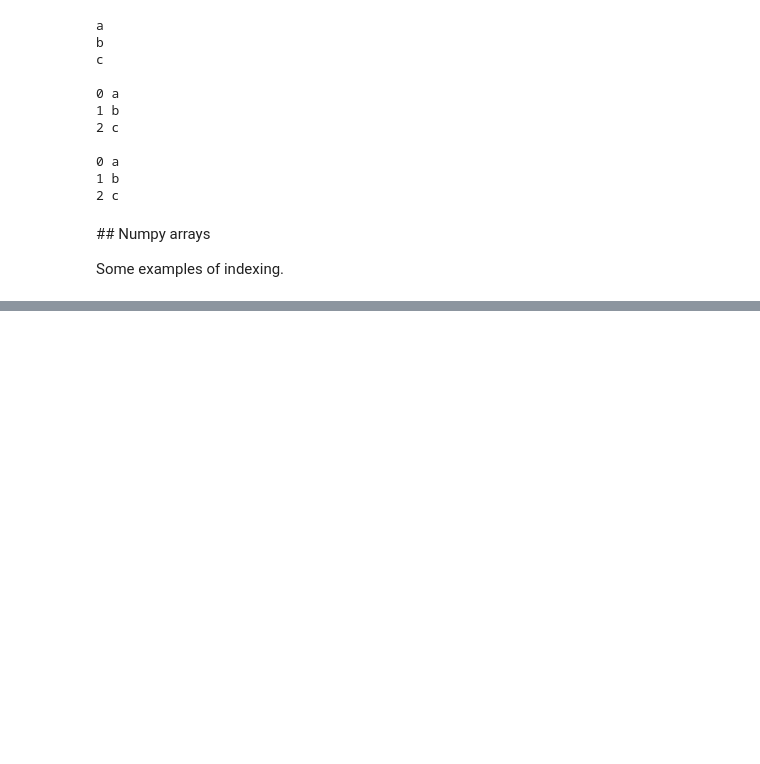
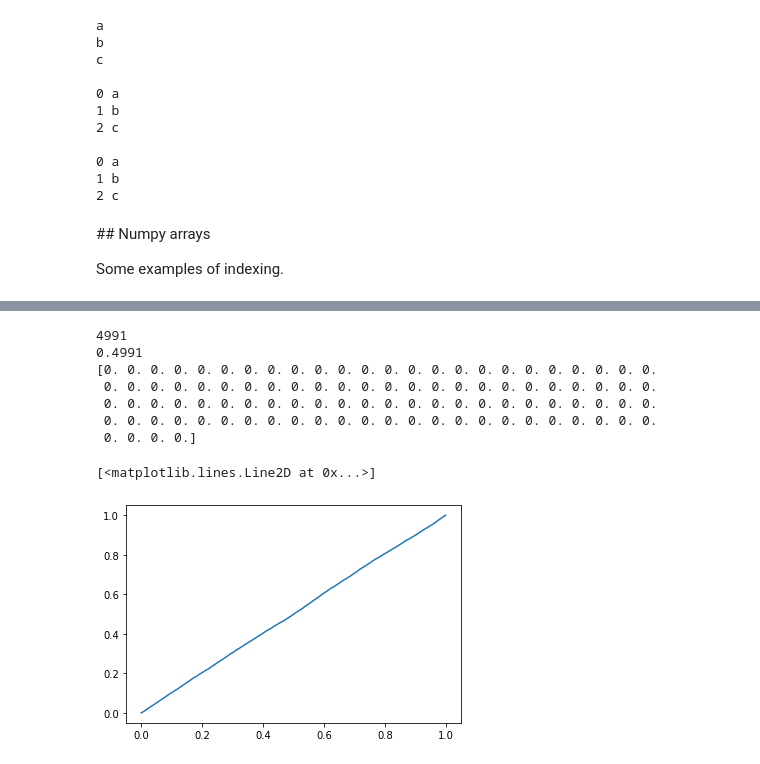
Before and after one commit to agiglio6/isde, a Jupyter notebook: notebooks/lab01.ipynb, the cells around one changed output, grey strips where cells are left out. Cells and saved outputs as stored; diff of their text form; code cells hidden in the pictures; blank space fills up the shorter version.

```diff
--- a/notebooks/lab01.ipynb
+++ b/notebooks/lab01.ipynb
@@ -128,0 +213,34 @@ Indexing with a list of indices:
+# %%
+x = (x.ravel())
+th = 0.5
+# print(x)
+
+z = x <= th
+#print(z)
+
+num_elements = np.sum(z)
+print(num_elements)
+
+prob_z = np.mean(z)
+print(prob_z)
+
+th_values = np.linspace(0,1, 100, endpoint=True)
+#print(th_values)
+
+prob_z = np.zeros(shape=th_values.shape)
+print(prob_z)
+
+for i, th in enumerate(th_values):
+  prob_z[i] = (x <= th).mean()
+
+plt.plot(th_values, prob_z)
+# %% [output]
+4991
+0.4991
+[0. 0. 0. 0. 0. 0. 0. 0. 0. 0. 0. 0. 0. 0. 0. 0. 0. 0. 0. 0. 0. 0. 0. 0.
+ 0. 0. 0. 0. 0. 0. 0. 0. 0. 0. 0. 0. 0. 0. 0. 0. 0. 0. 0. 0. 0. 0. 0. 0.
+ 0. 0. 0. 0. 0. 0. 0. 0. 0. 0. 0. 0. 0. 0. 0. 0. 0. 0. 0. 0. 0. 0. 0. 0.
+ 0. 0. 0. 0. 0. 0. 0. 0. 0. 0. 0. 0. 0. 0. 0. 0. 0. 0. 0. 0. 0. 0. 0. 0.
+ 0. 0. 0. 0.]
+[<matplotlib.lines.Line2D at 0x...>]
+[figure, added]
```
Also changed, not shown: parts of 10 cells of this notebook.
